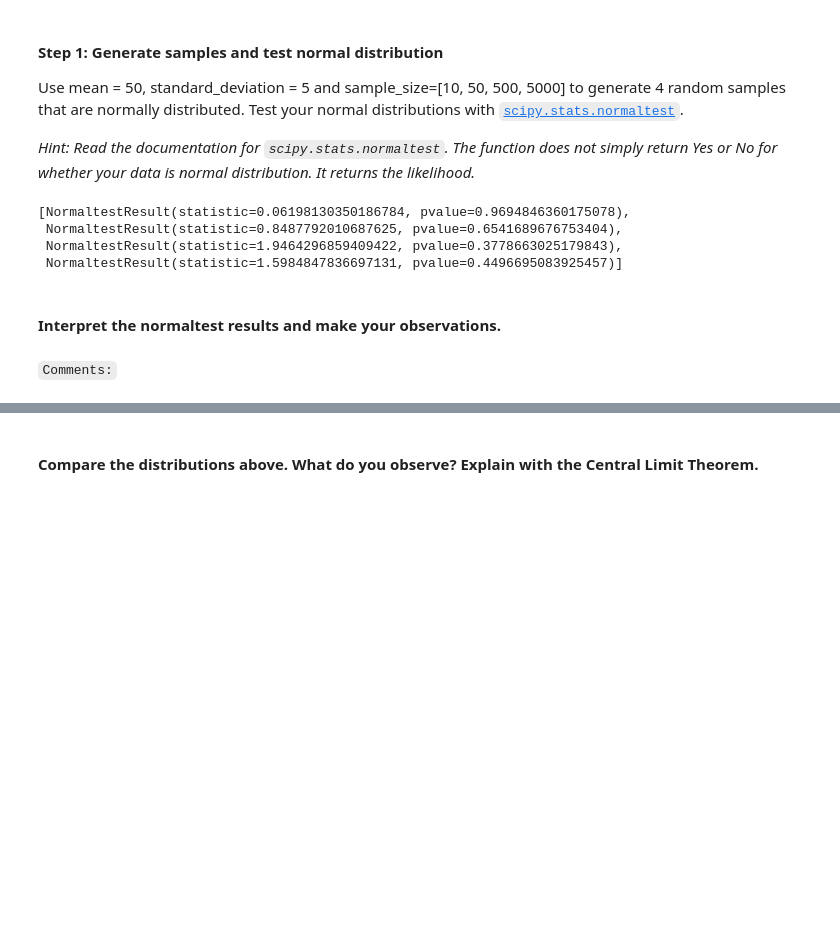
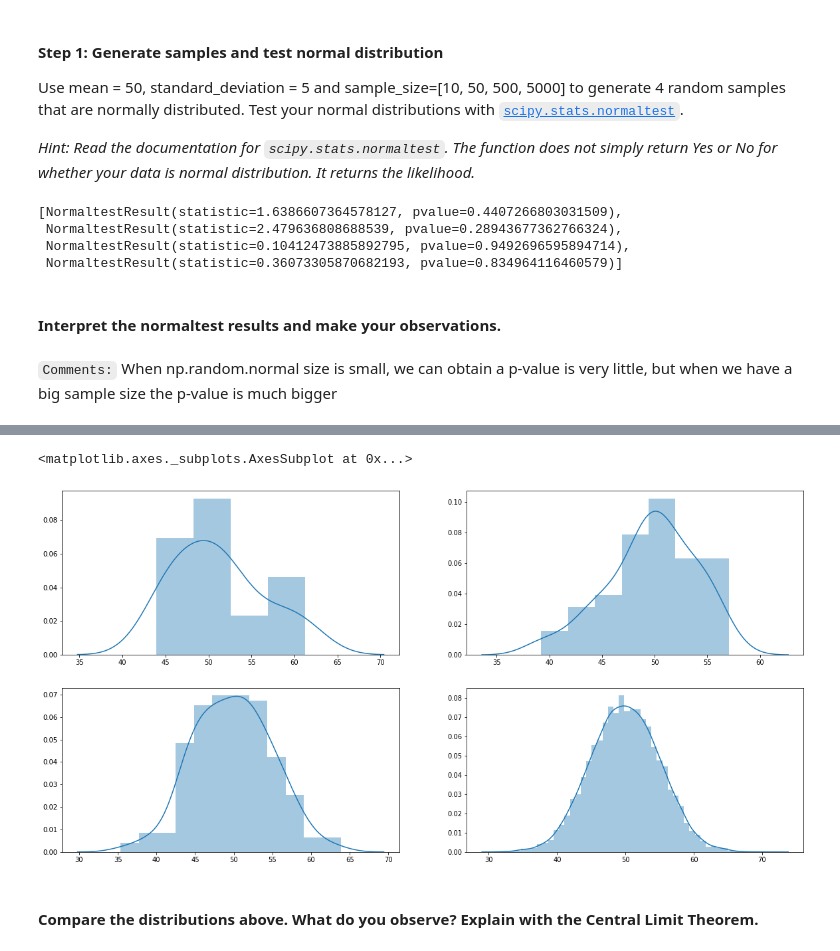
Before and after one commit to ta-datapt-bcn/lab-cont-probability-distribution, a Jupyter notebook: your_code/bonus.ipynb, the cells around one changed output, grey strips where cells are left out. Saved outputs shown, nothing was run; the diff lists cells and outputs as text; code cells hidden in the pictures; blank space fills up the shorter version.

```diff
--- a/your_code/bonus.ipynb
+++ b/your_code/bonus.ipynb
@@ -21,7 +23,7 @@ Use mean = 50, standard_deviation = 5 and sample_size=[10, 50, 500, 5000] to gen
 # Variables
 mu = 50;
 sigma = 5;
-sample_size = [10, 50, 500, 5000]
+sample_size = [20, 50, 200, 10000]
 
 # Distributions & Tests
 dists = [np.random.normal(mu, sigma, size) for size in sample_size]
@@ -30,14 +32,16 @@ tests = [stats.normaltest(dist) for dist in dists]
 # Show tests
 tests
 # %% [output]
-[NormaltestResult(statistic=0.06198130350186784, pvalue=0.9694846360175078),
- NormaltestResult(statistic=0.8487792010687625, pvalue=0.6541689676753404),
- NormaltestResult(statistic=1.9464296859409422, pvalue=0.3778663025179843),
- NormaltestResult(statistic=1.5984847836697131, pvalue=0.4496695083925457)]
+[NormaltestResult(statistic=1.6386607364578127, pvalue=0.4407266803031509),
+ NormaltestResult(statistic=2.479636808688539, pvalue=0.28943677362766324),
+ NormaltestResult(statistic=0.10412473885892795, pvalue=0.9492696595894714),
+ NormaltestResult(statistic=0.36073305870682193, pvalue=0.834964116460579)]
 # %% [markdown]
 #### Interpret the normaltest results and make your observations.
-# %% [markdown]
-`Comments:`
+# %% [markdown]
+`Comments:`
+When np.random.normal size is small, we can obtain a p-value is very little, but when we
+have a big sample size the p-value is much bigger
 # %% [markdown]
 #### Step 2: Plot normal distributions
 
@@ -59,3 +56,21 @@ Use matplotlib subplots to plot a histogram of each sample.
+# %%
+# Create figure and axes
+
+fig, axs = plt.subplots()
+
+fig.set_size_inches(20,10)
+
+plt.subplot(221)
+sns.distplot(dists[0])
+plt.subplot(222)
+sns.distplot(dists[1])
+plt.subplot(223)
+sns.distplot(dists[2])
+plt.subplot(224)
+sns.distplot(dists[3])
+# %% [output]
+<matplotlib.axes._subplots.AxesSubplot at 0x...>
+[figure, added]
 # %% [markdown]
 #### Compare the distributions above. What do you observe? Explain with the Central Limit Theorem.
 # %% [markdown]
```
Also changed, not shown: parts of 26 cells of this notebook.
